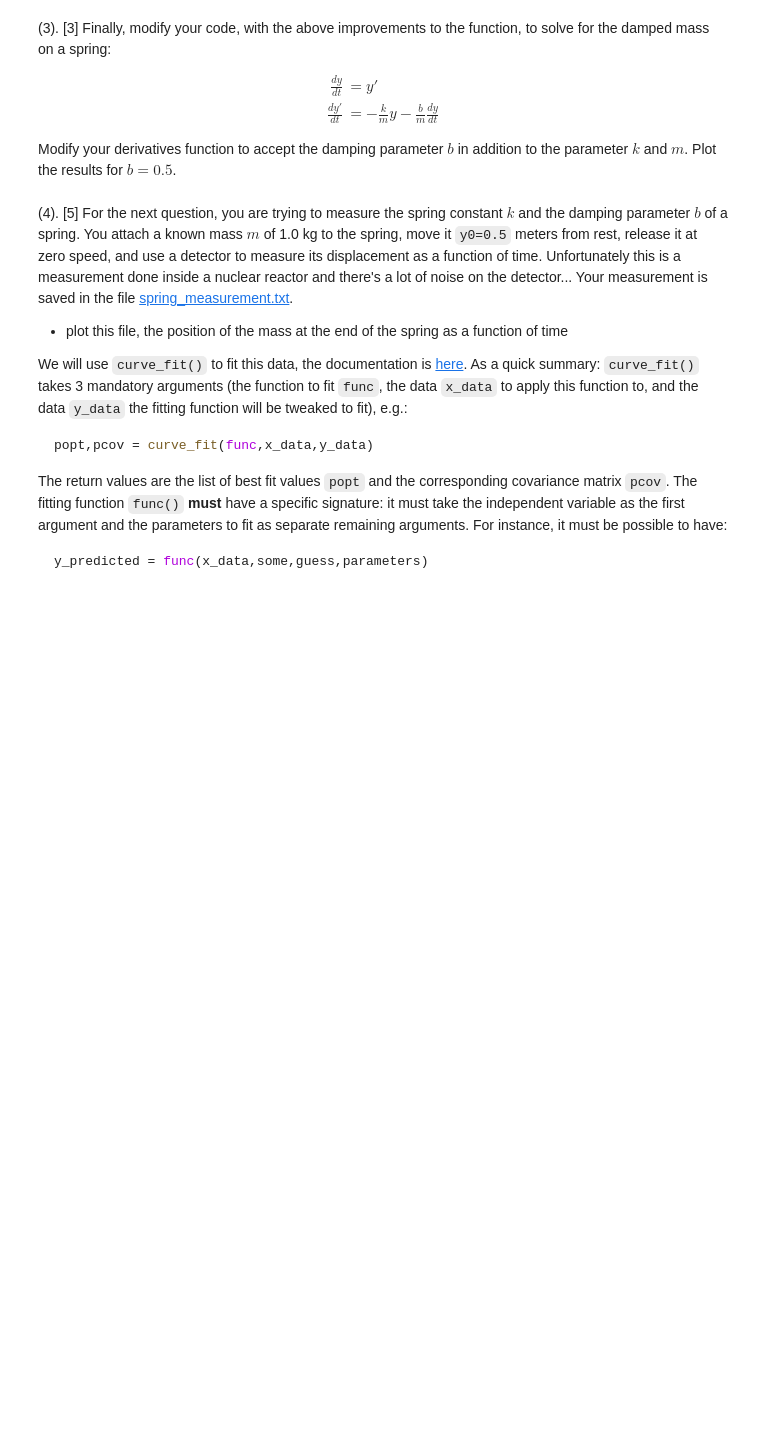
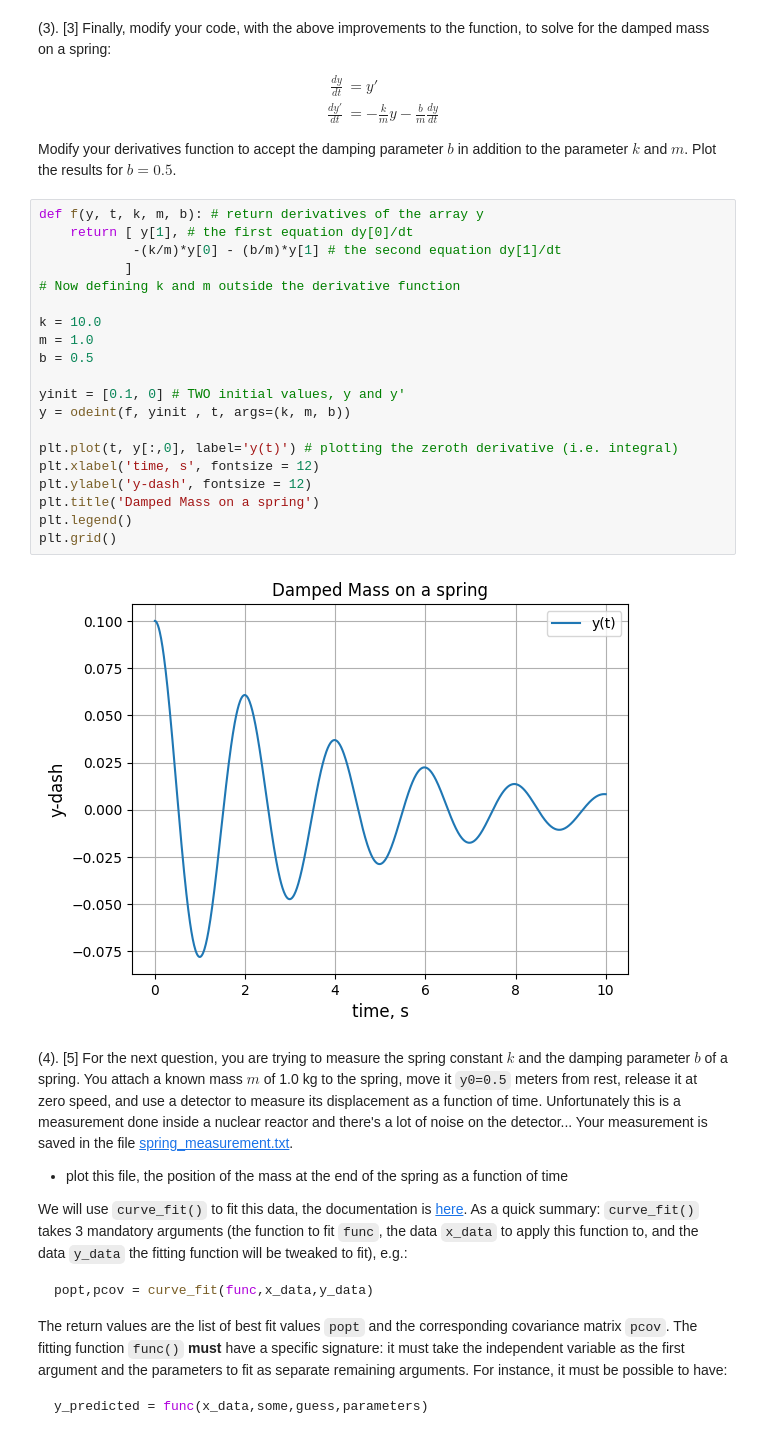
Before and after one commit to PX2145-2025/week-8-b-Lalsodagar-Adi, a Jupyter notebook: ODEs_Adi_Lalsodagar.ipynb, the cells around one changed output. Cells and saved outputs as stored; diff of their text form; blank space fills up the shorter version.

```diff
--- a/ODEs_Adi_Lalsodagar.ipynb
+++ b/ODEs_Adi_Lalsodagar.ipynb
@@ -273,6 +294,28 @@ $$
 $$
 
 Modify your derivatives function to accept the damping parameter $b$ in addition to the parameter $k$ and $m$. Plot the results for $b=0.5$.
+# %%
+def f(y, t, k, m, b): # return derivatives of the array y
+    return [ y[1], # the first equation dy[0]/dt
+            -(k/m)*y[0] - (b/m)*y[1] # the second equation dy[1]/dt
+           ]
+# Now defining k and m outside the derivative function
+
+k = 10.0
+m = 1.0
+b = 0.5
+
+yinit = [0.1, 0] # TWO initial values, y and y'
+y = odeint(f, yinit , t, args=(k, m, b))
+
+plt.plot(t, y[:,0], label='y(t)') # plotting the zeroth derivative (i.e. integral)
+plt.xlabel('time, s', fontsize = 12)
+plt.ylabel('y-dash', fontsize = 12)
+plt.title('Damped Mass on a spring')
+plt.legend()
+plt.grid()
+# %% [output]
+[figure, added]
 # %% [markdown]
 (4). [5] For the next question, you are trying to measure the spring constant $k$ and the damping parameter $b$ of a spring. You attach a known mass $m$ of 1.0 kg to the spring, move it `y0=0.5` meters from rest, release it at zero speed, and use a detector to measure its displacement as a function of time. Unfortunately this is a measurement done inside a nuclear reactor and there's a lot of noise on the detector... Your measurement is saved in the file [spring_measurement.txt](https://raw.githubusercontent.com/PX2134/data/master/week8/spring_measurement.txt).
 
```
Also changed, not shown: parts of 9 cells of this notebook.
